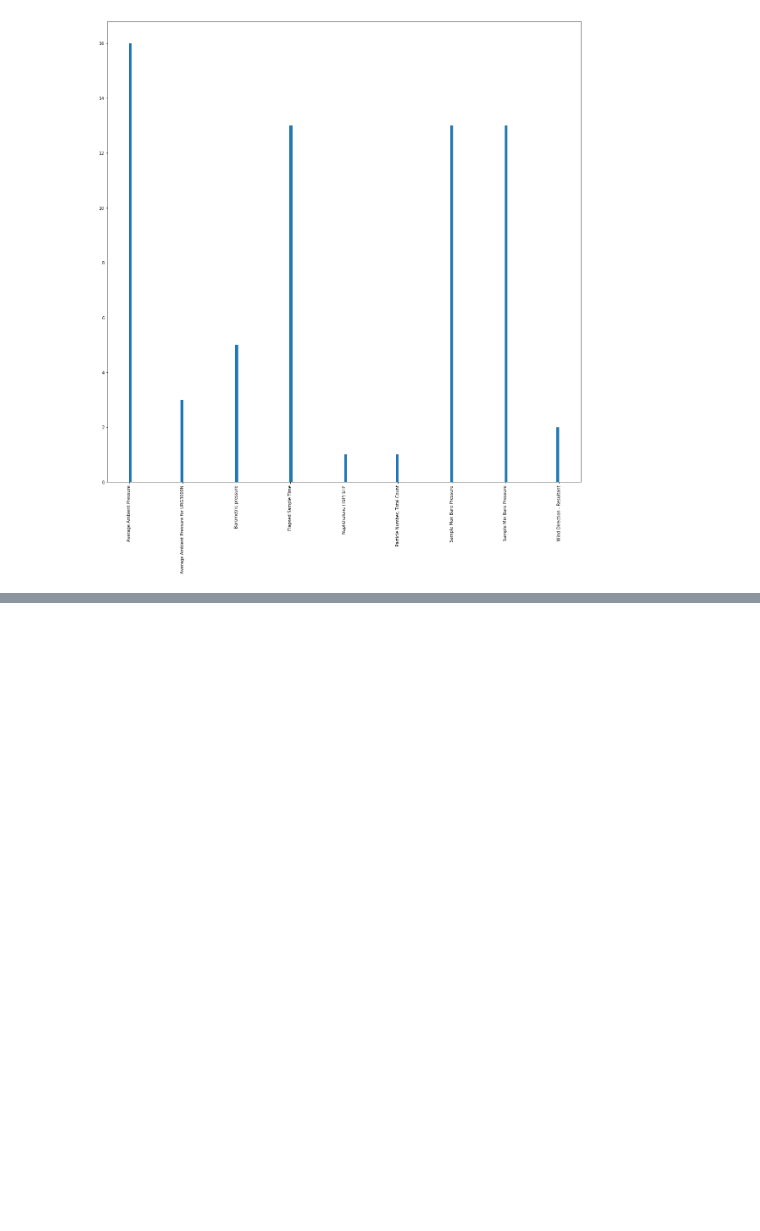
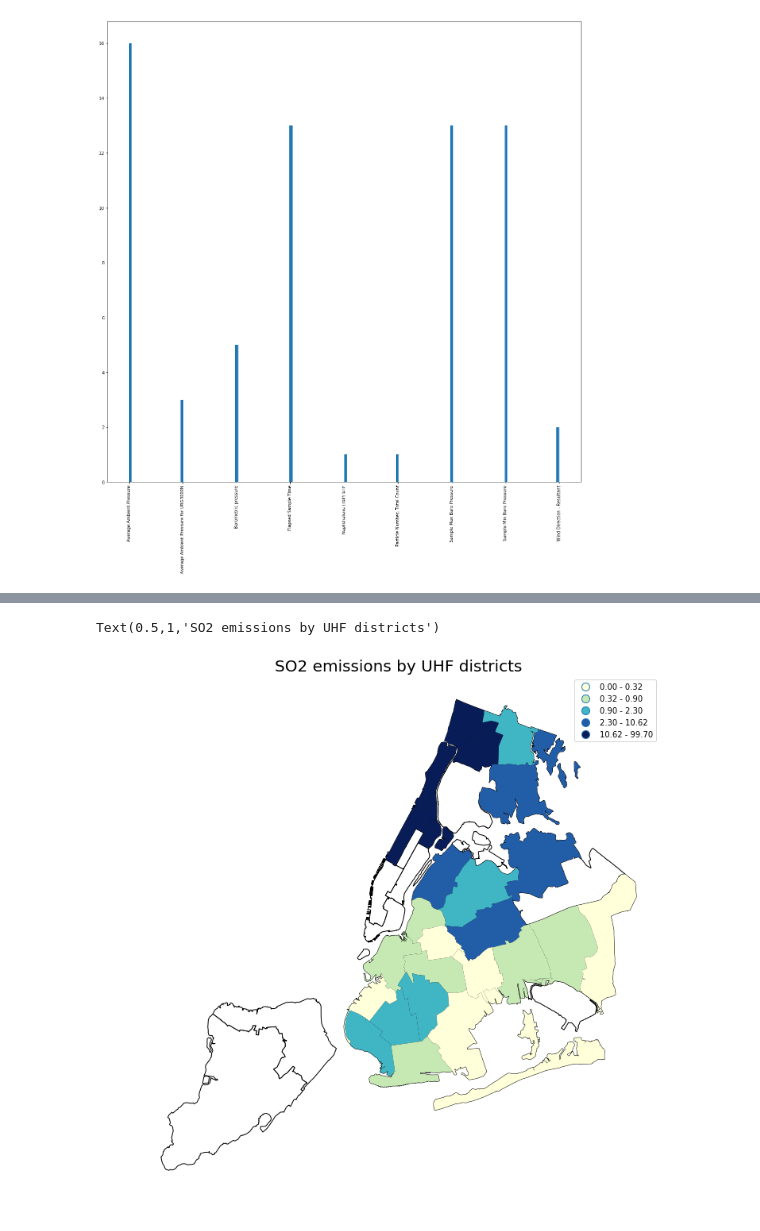
Before and after one commit to gauravcusp/PUI_EC, a Jupyter notebook: Untitled.ipynb, the cells around one changed output, grey strips where cells are left out. Saved outputs shown, nothing was run; the diff lists cells and outputs as text; code cells hidden in the pictures; blank space fills up the shorter version.

```diff
--- a/Untitled.ipynb
+++ b/Untitled.ipynb
@@ -59,0 +74,2 @@ pl.show()
+# %%
+boiler = pd.read_csv(path+'/BoilerAirData_2013.csv')
@@ -59,0 +107,2 @@ pl.show()
+# %%
+boiler_SO = boiler[boiler.name=='Boiler Emissions- Total SO2 Emissions']
@@ -59,0 +129,2 @@ pl.show()
+# %%
+uhf_so = pd.merge(uhf, boiler_SO, left_on='UHF34_CODE', right_on='geo_entity_id')
@@ -59,0 +140,8 @@ pl.show()
+# %%
+ax= uhf.plot(figsize=(12,12), color='w', edgecolor='k')
+ax1=uhf_so.plot(ax=ax,column='data_valuemessage', scheme='quantiles',cmap='YlGnBu', legend=True, figsize=(12,12))
+ax1.axis('off')
+ax1.set_title('SO2 emissions by UHF districts',size=20)
+# %% [output]
+Text(0.5,1,'SO2 emissions by UHF districts')
+[figure, added]
```
Also changed, not shown: parts of 85 cells of this notebook, 1 other file.
